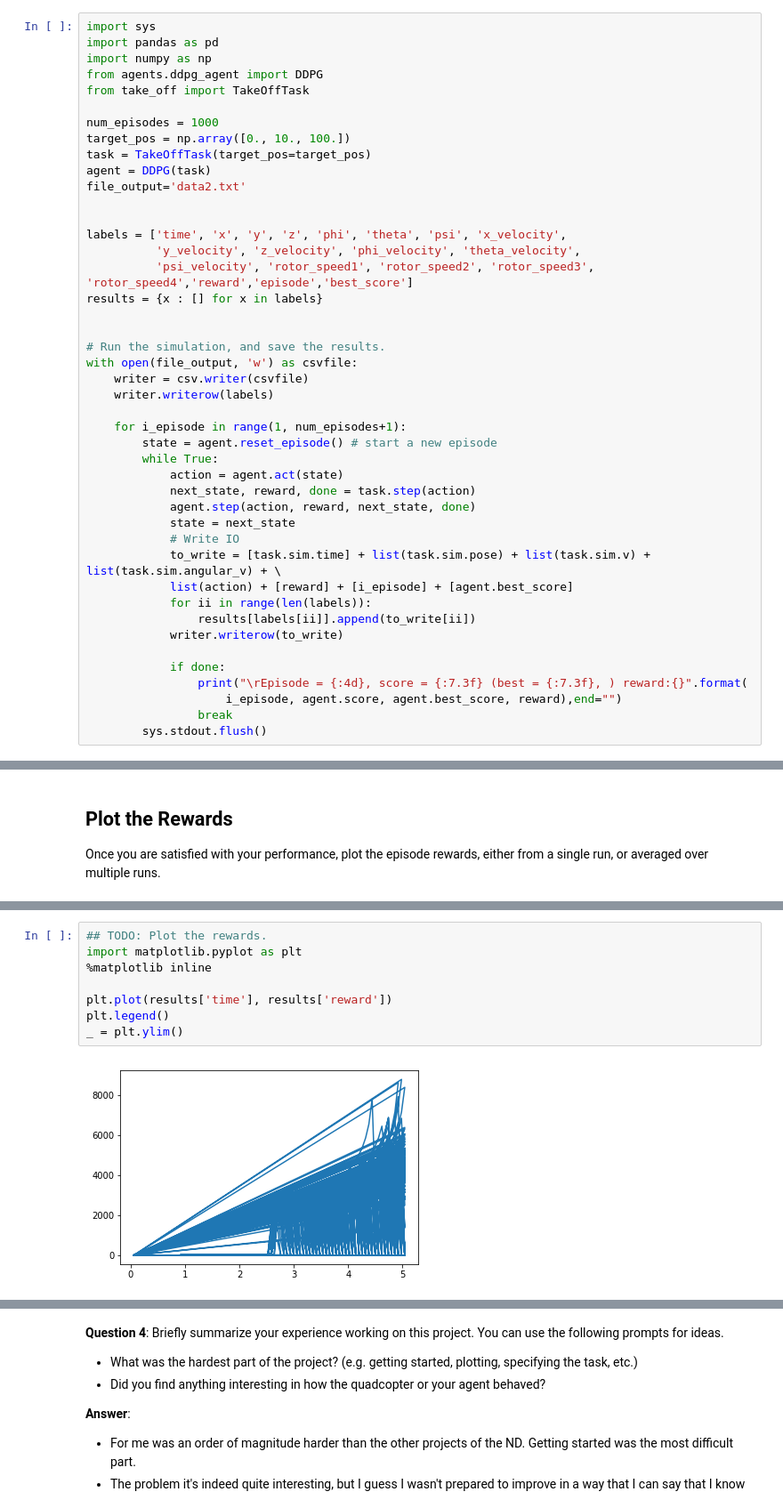
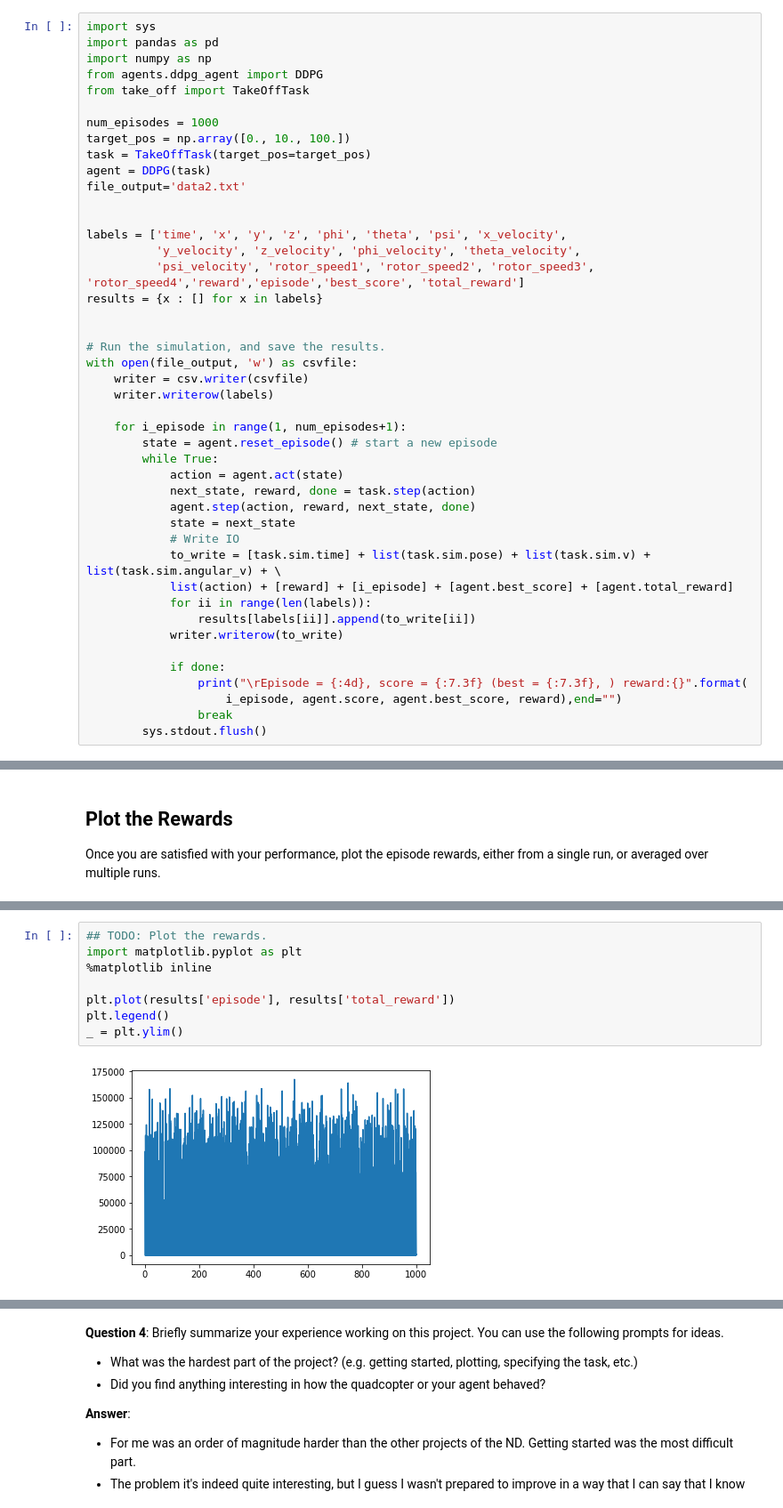
Before and after one commit to nkittsteiner/RL-Quadcopter-2, a Jupyter notebook: Quadcopter_Project.ipynb, the cells around one changed output, grey strips where cells are left out. Shown: that part at 89% size. Saved outputs shown, nothing was run; the diff lists cells and outputs as text.

```diff
--- a/Quadcopter_Project.ipynb
+++ b/Quadcopter_Project.ipynb
@@ -230,7 +231,7 @@ file_output='data2.txt'
 
 labels = ['time', 'x', 'y', 'z', 'phi', 'theta', 'psi', 'x_velocity',
           'y_velocity', 'z_velocity', 'phi_velocity', 'theta_velocity',
-          'psi_velocity', 'rotor_speed1', 'rotor_speed2', 'rotor_speed3', 'rotor_speed4','reward','episode','best_score']
+          'psi_velocity', 'rotor_speed1', 'rotor_speed2', 'rotor_speed3', 'rotor_speed4','reward','episode','best_score', 'total_reward']
 results = {x : [] for x in labels}
 
 
@@ -248,7 +249,7 @@ with open(file_output, 'w') as csvfile:
             state = next_state
             # Write IO
             to_write = [task.sim.time] + list(task.sim.pose) + list(task.sim.v) + list(task.sim.angular_v) + \
-            list(action) + [reward] + [i_episode] + [agent.best_score]
+            list(action) + [reward] + [i_episode] + [agent.best_score] + [agent.total_reward]
             for ii in range(len(labels)):
                 results[labels[ii]].append(to_write[ii])
             writer.writerow(to_write)
@@ -269,11 +268,11 @@ from agents.ounoise import OUNoise
 # %%
 ## TODO: Plot the rewards.
 import matplotlib.pyplot as plt
 %matplotlib inline
 
-plt.plot(results['time'], results['reward'])
+plt.plot(results['episode'], results['total_reward'])
 plt.legend()
 _ = plt.ylim()
 # %% [output]
-[figure, old version]
+[figure, new version]
 # %%
```
Also changed, not shown: parts of 13 cells of this notebook, 2 other files.
